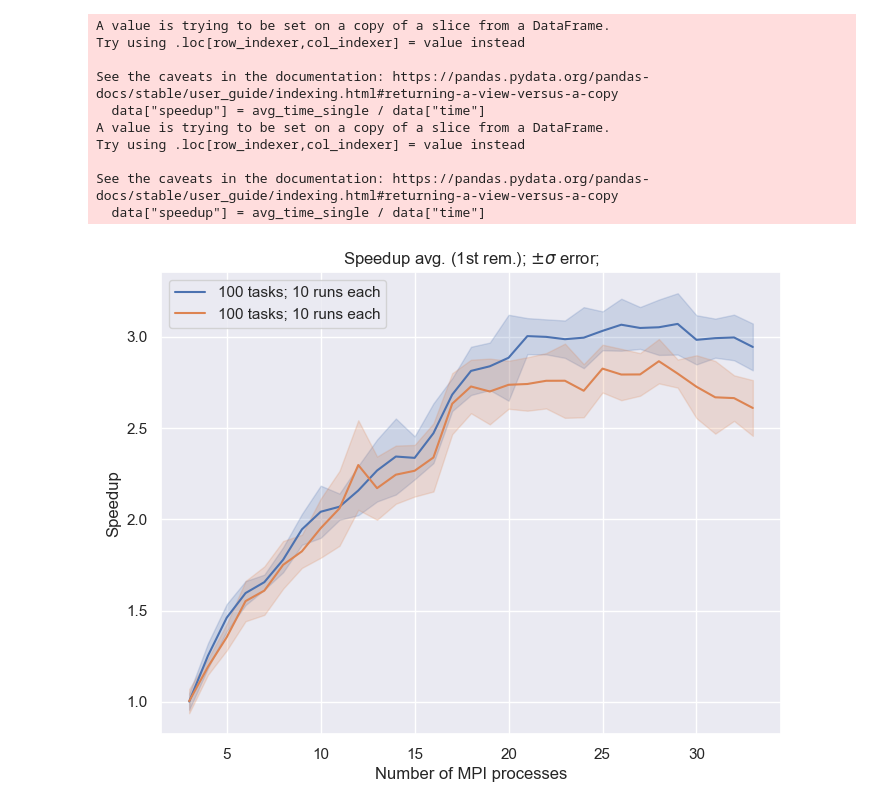
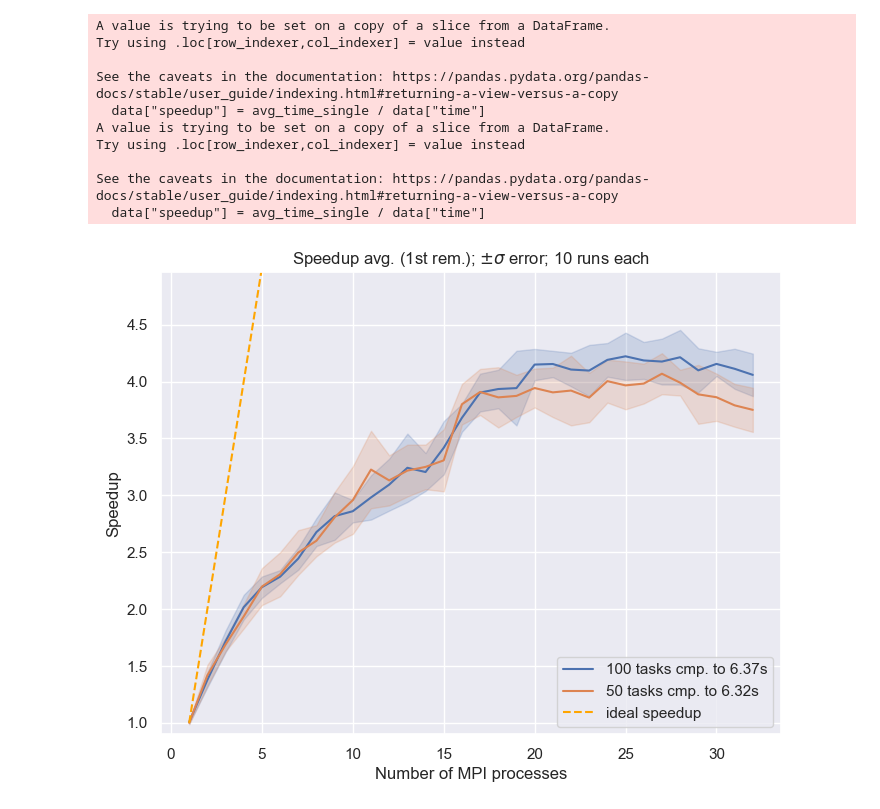
Before and after one commit to benedict-armstrong/hpc, a Jupyter notebook: project05/code/hpc_python/ManagerWorker/plot.ipynb, the cells around one changed output. Cells and saved outputs as stored; diff of their text form; code cells hidden in the pictures.

```diff
--- a/project05/code/hpc_python/ManagerWorker/plot.ipynb
+++ b/project05/code/hpc_python/ManagerWorker/plot.ipynb
@@ -4,6 +4,8 @@ import seaborn as sns
 import matplotlib.pyplot as plt
 # %%
 df = pd.read_csv('out/results.csv')
+df["workers"] = df["workers"] - 1
+df.sort_values(by=['workers'], inplace=True)
 df
 # %% [output]
 |  | workers | tasks | time | run |
@@ -47,49 +53,58 @@ plt.figure(figsize=(8, 6))
 
 
 def plot_speeup(data, label):
-    avg_time_single = data[data["workers"] == 3]["time"].mean()
+    avg_time_single = data[data["workers"] == df["workers"].min()]["time"].mean()
     # calculate speedup (using avg time of # process)
     data["speedup"] = avg_time_single / data["time"]
+
+    # drop first run (warmup)
+    data = data.drop(data[data["run"] == 1].index)
 
     sns.lineplot(
         x="workers",
         y="speedup",
         data=data,
         #marker="o",
-        label=label,
+        label=f"{label} cmp. to {avg_time_single:.2f}s",
         errorbar="sd"
     )
 
+    return data["speedup"].max()
 
-plot_speeup(df[df['tasks'] == 100], "100 tasks; 10 runs each")
-plot_speeup(df[df['tasks'] == 50], "100 tasks; 10 runs each")
+
+max_value = max(
+    plot_speeup(df[df['tasks'] == 100], "100 tasks"),
+    plot_speeup(df[df['tasks'] == 50], "50 tasks")
+)
 
 max_workers = df["workers"].max()
 
 # add speedup line
-# plt.plot([1, max_workers], [1, max_workers], linestyle="--",
-#         color="orange", label="ideal speedup")
+plt.plot([1, max_workers], [1, max_workers], linestyle="--",
+         color="orange", label="ideal speedup")
 
 plt.xlabel("Number of MPI processes")
 plt.ylabel("Speedup")
-plt.legend()
-# plt.ylim(0, max_workers + 1)
+# add legend in bottom right
+plt.legend(loc='lower right')
+plt.ylim(0.9, max_value * 1.1)
+
 plt.grid(True)
 
-plt.title(f"Speedup avg. (1st rem.); $\pm\sigma$ error;")
+plt.title(f"Speedup avg. (1st rem.); $\pm\sigma$ error; 10 runs each")
 
 plt.savefig(f"../../../report/plots/py_mandel/speedup.svg")
 
 plt.show()
 # %% [output]
 A value is trying to be set on a copy of a slice from a DataFrame.
 Try using .loc[row_indexer,col_indexer] = value instead
 
 See the caveats in the documentation: https://pandas.pydata.org/pandas-docs/stable/user_guide/indexing.html#returning-a-view-versus-a-copy
   data["speedup"] = avg_time_single / data["time"]
 A value is trying to be set on a copy of a slice from a DataFrame.
 Try using .loc[row_indexer,col_indexer] = value instead
 
 See the caveats in the documentation: https://pandas.pydata.org/pandas-docs/stable/user_guide/indexing.html#returning-a-view-versus-a-copy
   data["speedup"] = avg_time_single / data["time"]
-[figure, old version]
+[figure, new version]
```
Also changed, not shown: parts of 2 cells of this notebook, 12 other files.
